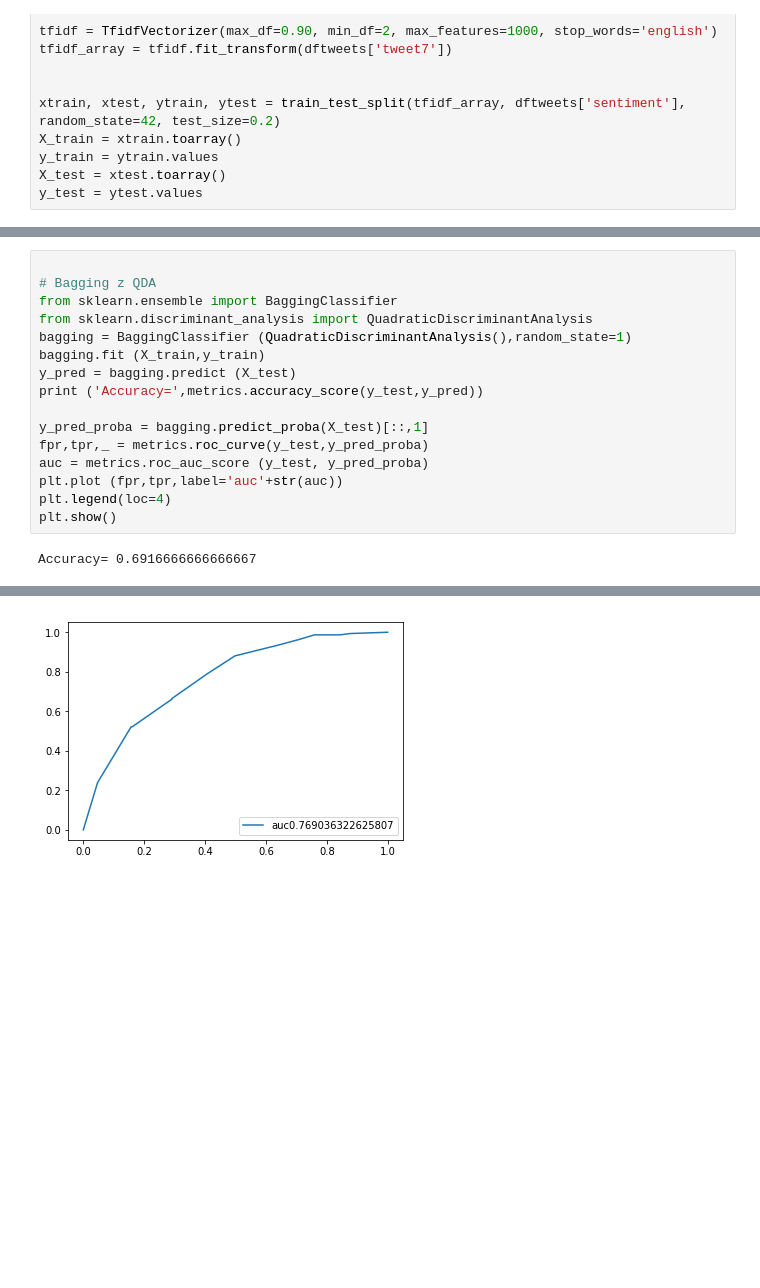
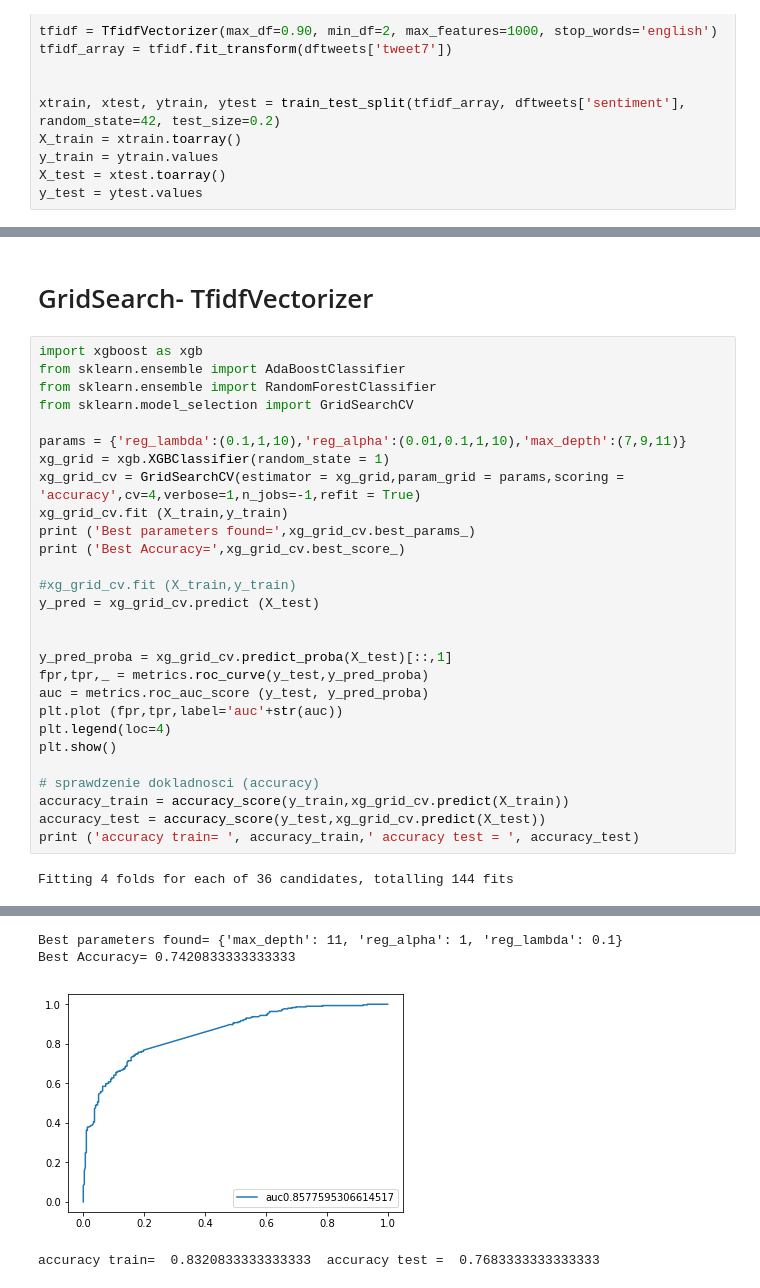
Before and after one commit to wkordas1965/projects, a Jupyter notebook: nlp_tweets.ipynb, the cells around one changed output, grey strips where cells are left out. Drawn from its saved outputs; the diff is of its cells as text; blank space fills up the shorter version.

```diff
--- a/nlp_tweets.ipynb
+++ b/nlp_tweets.ipynb
@@ -667,18 +796,32 @@ Accuracy= 0.7466666666666667
+# %% [markdown]
+# GridSearch- TfidfVectorizer
 # %%
+import xgboost as xgb
+from sklearn.ensemble import AdaBoostClassifier
+from sklearn.ensemble import RandomForestClassifier
+from sklearn.model_selection import GridSearchCV
 
-# Bagging z QDA
-from sklearn.ensemble import BaggingClassifier
-from sklearn.discriminant_analysis import QuadraticDiscriminantAnalysis
-bagging = BaggingClassifier (QuadraticDiscriminantAnalysis(),random_state=1)
-bagging.fit (X_train,y_train)
-y_pred = bagging.predict (X_test)
-print ('Accuracy=',metrics.accuracy_score(y_test,y_pred))
+params = {'reg_lambda':(0.1,1,10),'reg_alpha':(0.01,0.1,1,10),'max_depth':(7,9,11)}
+xg_grid = xgb.XGBClassifier(random_state = 1)
+xg_grid_cv = GridSearchCV(estimator = xg_grid,param_grid = params,scoring = 'accuracy',cv=4,verbose=1,n_jobs=-1,refit = True)
+xg_grid_cv.fit (X_train,y_train)
+print ('Best parameters found=',xg_grid_cv.best_params_)
+print ('Best Accuracy=',xg_grid_cv.best_score_)
 
-y_pred_proba = bagging.predict_proba(X_test)[::,1]
+#xg_grid_cv.fit (X_train,y_train)
+y_pred = xg_grid_cv.predict (X_test)
+
+
+y_pred_proba = xg_grid_cv.predict_proba(X_test)[::,1]
 fpr,tpr,_ = metrics.roc_curve(y_test,y_pred_proba)
 auc = metrics.roc_auc_score (y_test, y_pred_proba)
 plt.plot (fpr,tpr,label='auc'+str(auc))
 plt.legend(loc=4)
 plt.show()
+
+# sprawdzenie dokladnosci (accuracy)
+accuracy_train = accuracy_score(y_train,xg_grid_cv.predict(X_train))
+accuracy_test = accuracy_score(y_test,xg_grid_cv.predict(X_test))
+print ('accuracy train= ', accuracy_train,' accuracy test = ', accuracy_test)
 # %% [output]
-Accuracy= 0.6916666666666667
+Fitting 4 folds for each of 36 candidates, totalling 144 fits
@@ -685 +831,4 @@ Accuracy= 0.6916666666666667
+Best parameters found= {'max_depth': 11, 'reg_alpha': 1, 'reg_lambda': 0.1}
+Best Accuracy= 0.7420833333333333
-[figure, old version]
+[figure, new version]
+accuracy train=  0.8320833333333333  accuracy test =  0.7683333333333333
```
Also changed, not shown: parts of 45 cells of this notebook.
